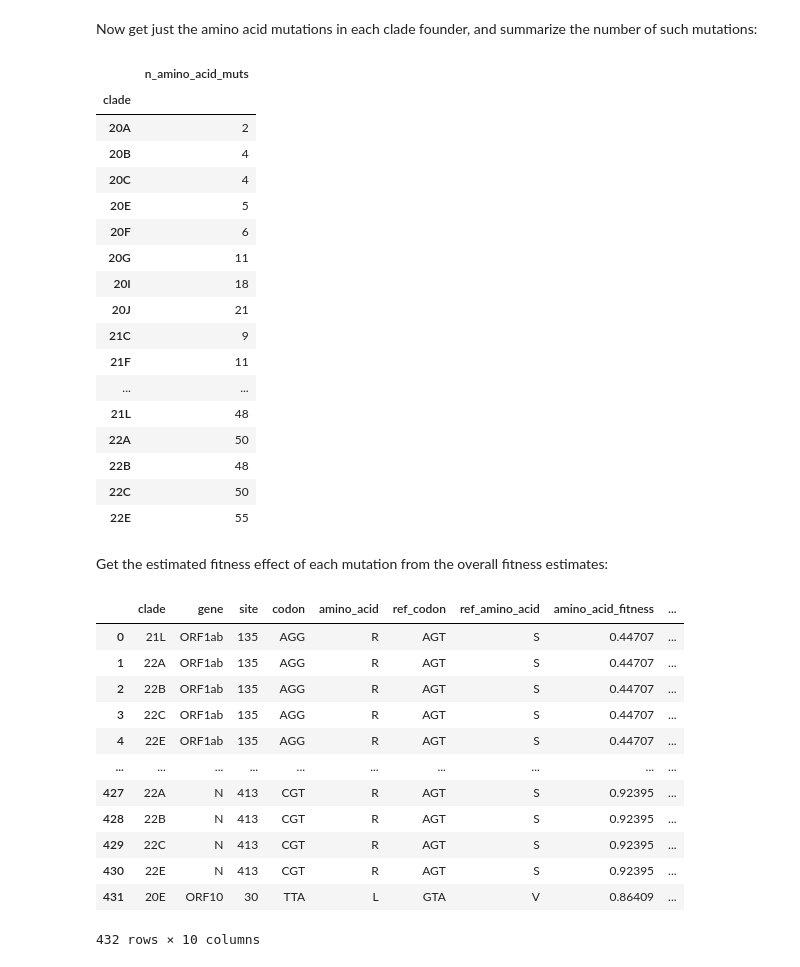
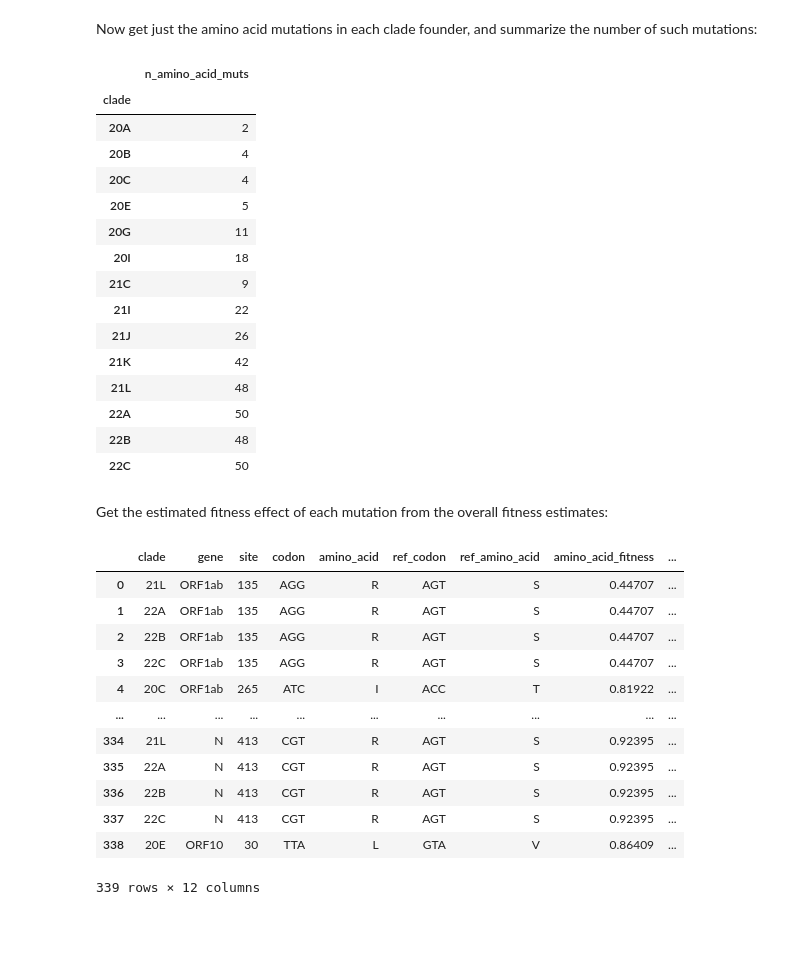
Before and after one commit to jbloomlab/SARS2-mut-fitness, a Jupyter notebook: notebooks/clade_fixed_muts.py.ipynb, the cells around one changed output. Saved outputs shown, nothing was run; the diff lists cells and outputs as text; code cells hidden in the pictures; blank space fills up the shorter version.

```diff
--- a/notebooks/clade_fixed_muts.py.ipynb
+++ b/notebooks/clade_fixed_muts.py.ipynb
@@ -69,13 +79,15 @@ clade_founder_aas = (
     .drop_duplicates()
 )
 
-clade_founder_aas = clade_founder_aas.merge(
-    (
-        clade_founder_aas
-        .query("clade == @ref")
-        [["gene", "site", "codon", "amino_acid"]]
-        .rename(columns={"codon": "ref_codon", "amino_acid": "ref_amino_acid"})
-    ),
+ref_aas = (
+    clade_founder_aas
+    .query("clade == @ref")
+    [["gene", "site", "codon", "amino_acid"]]
+    .rename(columns={"codon": "ref_codon", "amino_acid": "ref_amino_acid"})
+)
+
+clade_founder_aas = clade_founder_aas.query("clade in @clades").merge(
+    ref_aas,
     on=["gene", "site"],
     validate="many_to_one",
 )
@@ -96,57 +108,58 @@ clade_founder_muts = clade_founder_aas.query("amino_acid != ref_amino_acid")
 | 20B | 4 |
 | 20C | 4 |
 | 20E | 5 |
-| 20F | 6 |
 | 20G | 11 |
 | 20I | 18 |
-| 20J | 21 |
 | 21C | 9 |
-| 21F | 11 |
-| ... | ... |
+| 21I | 22 |
+| 21J | 26 |
+| 21K | 42 |
 | 21L | 48 |
 | 22A | 50 |
 | 22B | 48 |
 | 22C | 50 |
-| 22E | 55 |
 # %% [markdown]
 Get the estimated fitness effect of each mutation from the overall fitness estimates:
 # %%
 # overall clade estimates of fitness effects of mutations
-fitness_effects = (
+fitness_effects_tidy = (
     clade_founder_muts
     .merge(
-        aa_fitness[["gene", "site", "aa", "fitness"]].rename(
+        aa_fitness[["gene", "site", "aa", "fitness", "expected_count"]].rename(
             columns={"aa": "amino_acid", "fitness": "amino_acid_fitness"},
         ),
         on=["site", "gene", "amino_acid"],
         how="left",
         validate="many_to_one",
     )
     .merge(
-        aa_fitness[["gene", "site", "aa", "fitness"]].rename(
+        aa_fitness[["gene", "site", "aa", "fitness", "expected_count"]].rename(
             columns={"aa": "ref_amino_acid", "fitness": "ref_amino_acid_fitness"},
         ),
         on=["site", "gene", "ref_amino_acid"],
         how="left",
         validate="many_to_one",
     )
     .assign(
-        fitness_effect=lambda x: x["amino_acid_fitness"] - x["ref_amino_acid_fitness"]
+        mutation=lambda x: x["ref_amino_acid"] + x["site"].astype(str) + x["amino_acid"],
+        fitness_effect=lambda x: x["amino_acid_fitness"] - x["ref_amino_acid_fitness"],
+        expected_count=lambda x: numpy.minimum(x["expected_count_x"], x["expected_count_y"]),
     )
+    .drop(columns=["expected_count_x", "expected_count_y"])
 )
 
-fitness_effects
+fitness_effects_tidy
 # %% [output]
 |  | clade | gene | site | codon | amino_acid | ref_codon | ref_amino_acid | amino_acid_fitness | ... |
 | 0 | 21L | ORF1ab | 135 | AGG | R | AGT | S | 0.44707 | ... |
 | 1 | 22A | ORF1ab | 135 | AGG | R | AGT | S | 0.44707 | ... |
 | 2 | 22B | ORF1ab | 135 | AGG | R | AGT | S | 0.44707 | ... |
 | 3 | 22C | ORF1ab | 135 | AGG | R | AGT | S | 0.44707 | ... |
-| 4 | 22E | ORF1ab | 135 | AGG | R | AGT | S | 0.44707 | ... |
+| 4 | 20C | ORF1ab | 265 | ATC | I | ACC | T | 0.81922 | ... |
 | ... | ... | ... | ... | ... | ... | ... | ... | ... | ... |
-| 427 | 22A | N | 413 | CGT | R | AGT | S | 0.92395 | ... |
-| 428 | 22B | N | 413 | CGT | R | AGT | S | 0.92395 | ... |
-| 429 | 22C | N | 413 | CGT | R | AGT | S | 0.92395 | ... |
-| 430 | 22E | N | 413 | CGT | R | AGT | S | 0.92395 | ... |
-| 431 | 20E | ORF10 | 30 | TTA | L | GTA | V | 0.86409 | ... |
+| 334 | 21L | N | 413 | CGT | R | AGT | S | 0.92395 | ... |
+| 335 | 22A | N | 413 | CGT | R | AGT | S | 0.92395 | ... |
+| 336 | 22B | N | 413 | CGT | R | AGT | S | 0.92395 | ... |
+| 337 | 22C | N | 413 | CGT | R | AGT | S | 0.92395 | ... |
+| 338 | 20E | ORF10 | 30 | TTA | L | GTA | V | 0.86409 | ... |
-432 rows × 10 columns
+339 rows × 12 columns
```
Also changed, not shown: parts of 12 cells of this notebook.
